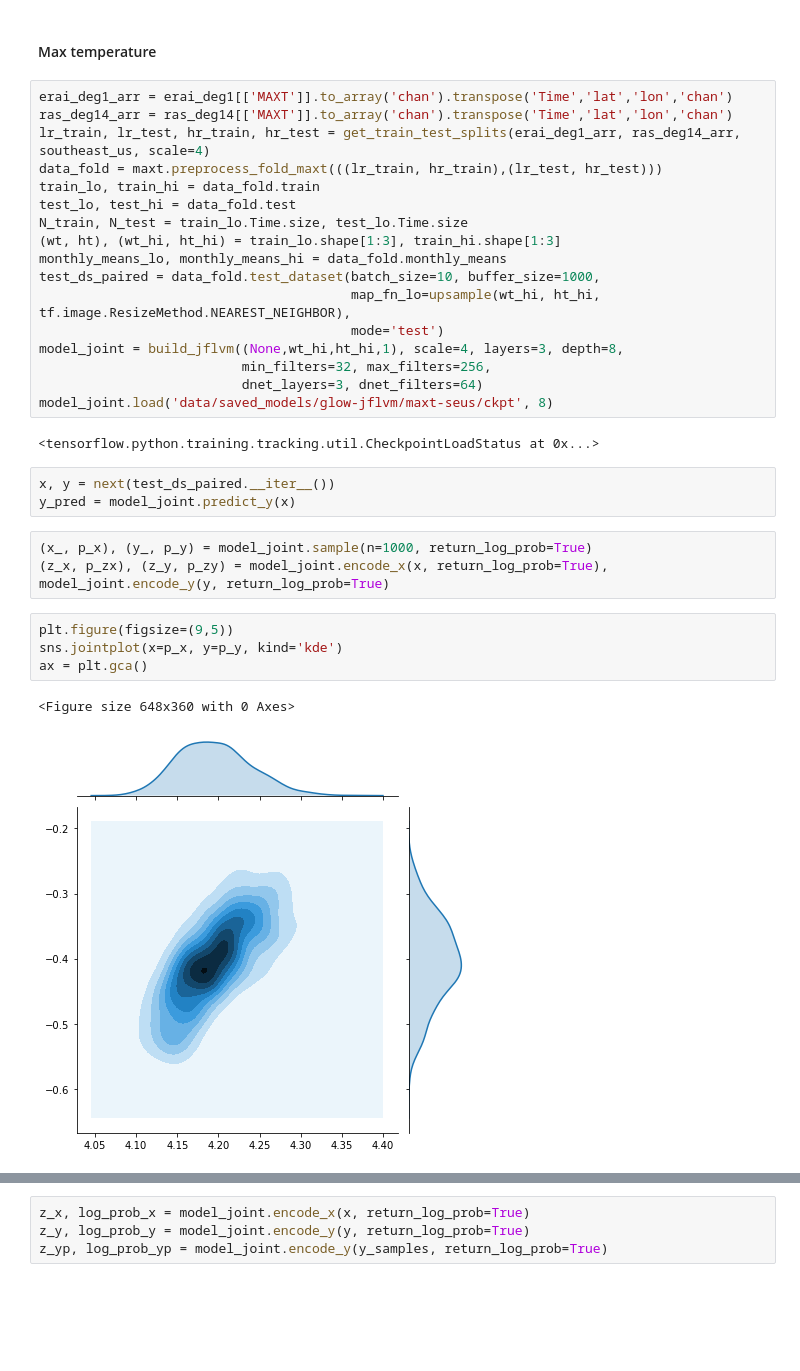
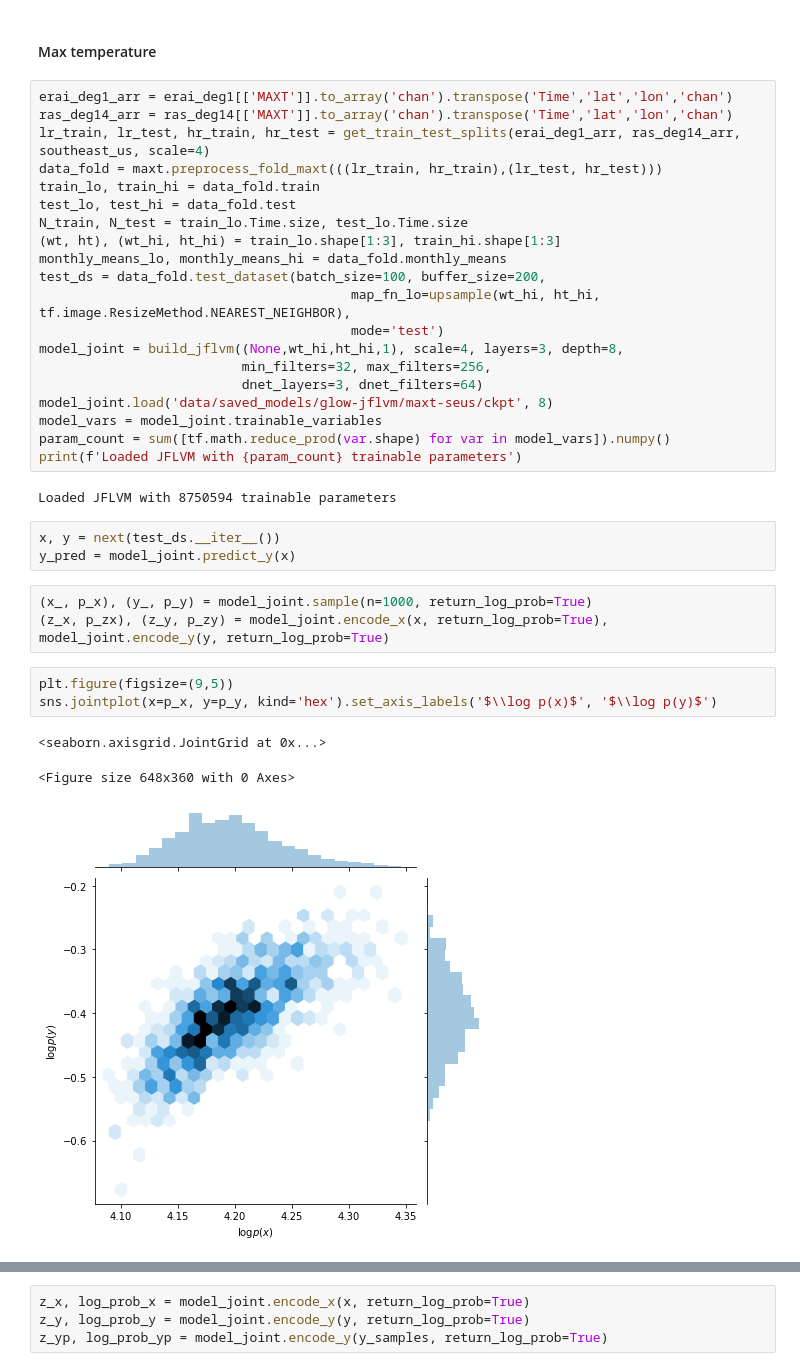
Before and after one commit to bgroenks96/generative-downscaling, a Jupyter notebook: qualitative-analysis.ipynb, the cells around one changed output, grey strips where cells are left out. Saved outputs shown, nothing was run; the diff lists cells and outputs as text; blank space fills up the shorter version.

```diff
--- a/qualitative-analysis.ipynb
+++ b/qualitative-analysis.ipynb
@@ -114,25 +114,28 @@ test_lo, test_hi = data_fold.test
 N_train, N_test = train_lo.Time.size, test_lo.Time.size
 (wt, ht), (wt_hi, ht_hi) = train_lo.shape[1:3], train_hi.shape[1:3]
 monthly_means_lo, monthly_means_hi = data_fold.monthly_means
-test_ds_paired = data_fold.test_dataset(batch_size=10, buffer_size=1000,
+test_ds = data_fold.test_dataset(batch_size=100, buffer_size=200,
                                         map_fn_lo=upsample(wt_hi, ht_hi, tf.image.ResizeMethod.NEAREST_NEIGHBOR),
                                         mode='test')
 model_joint = build_jflvm((None,wt_hi,ht_hi,1), scale=4, layers=3, depth=8,
                           min_filters=32, max_filters=256,
                           dnet_layers=3, dnet_filters=64)
 model_joint.load('data/saved_models/glow-jflvm/maxt-seus/ckpt', 8)
+model_vars = model_joint.trainable_variables
+param_count = sum([tf.math.reduce_prod(var.shape) for var in model_vars]).numpy()
+print(f'Loaded JFLVM with {param_count} trainable parameters')
 # %% [output]
-<tensorflow.python.training.tracking.util.CheckpointLoadStatus at 0x...>
+Loaded JFLVM with 8750594 trainable parameters
 # %%
-x, y = next(test_ds_paired.__iter__())
+x, y = next(test_ds.__iter__())
 y_pred = model_joint.predict_y(x)
 # %%
 (x_, p_x), (y_, p_y) = model_joint.sample(n=1000, return_log_prob=True)
 (z_x, p_zx), (z_y, p_zy) = model_joint.encode_x(x, return_log_prob=True), model_joint.encode_y(y, return_log_prob=True)
 # %%
 plt.figure(figsize=(9,5))
-sns.jointplot(x=p_x, y=p_y, kind='kde')
-ax = plt.gca()
+sns.jointplot(x=p_x, y=p_y, kind='hex').set_axis_labels('$\\log p(x)$', '$\\log p(y)$')
 # %% [output]
-<Figure size 648x360 with 0 Axes>
+<seaborn.axisgrid.JointGrid at 0x...>
+<Figure size 648x360 with 0 Axes>
-[figure, old version]
+[figure, new version]
```
Also changed, not shown: parts of 21 cells of this notebook, 6 other files.
